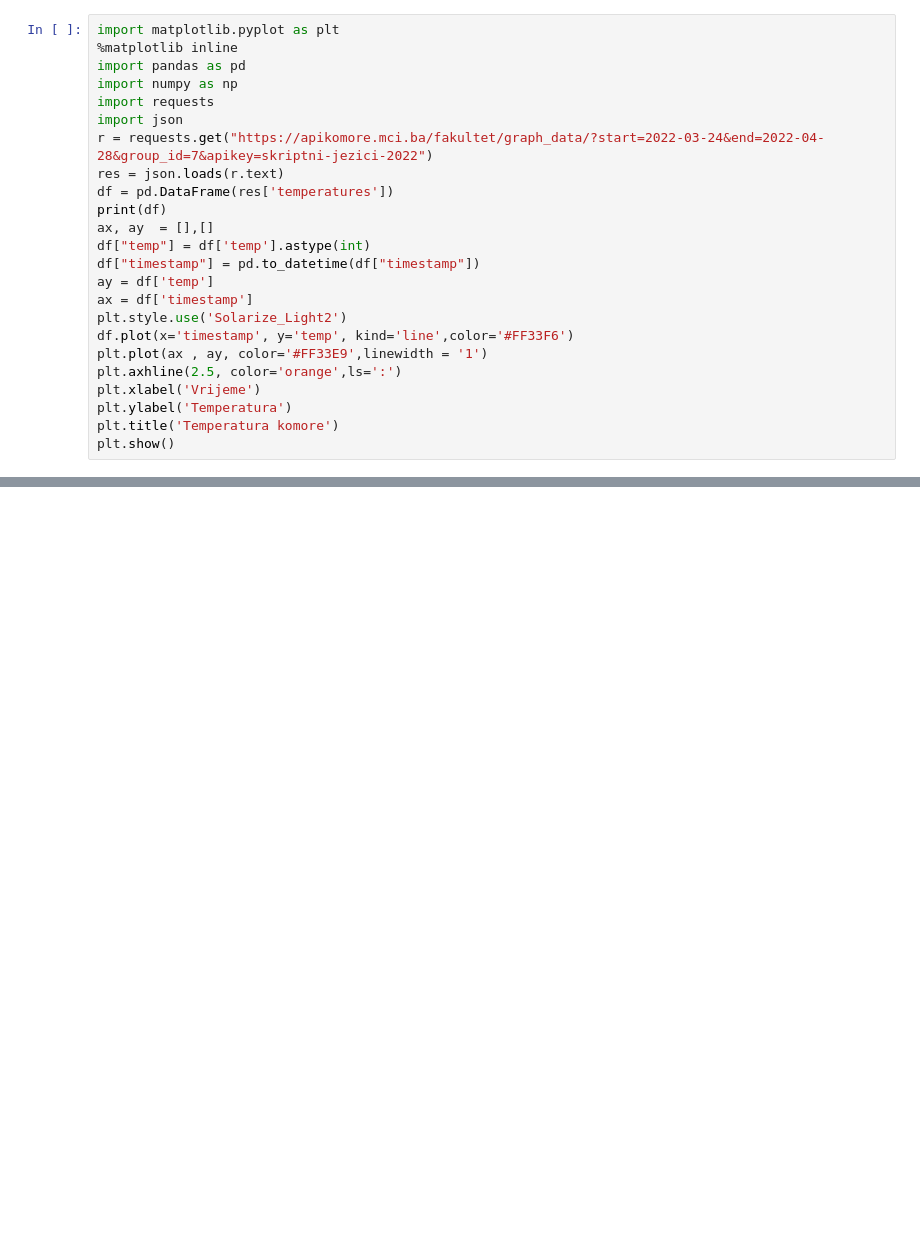
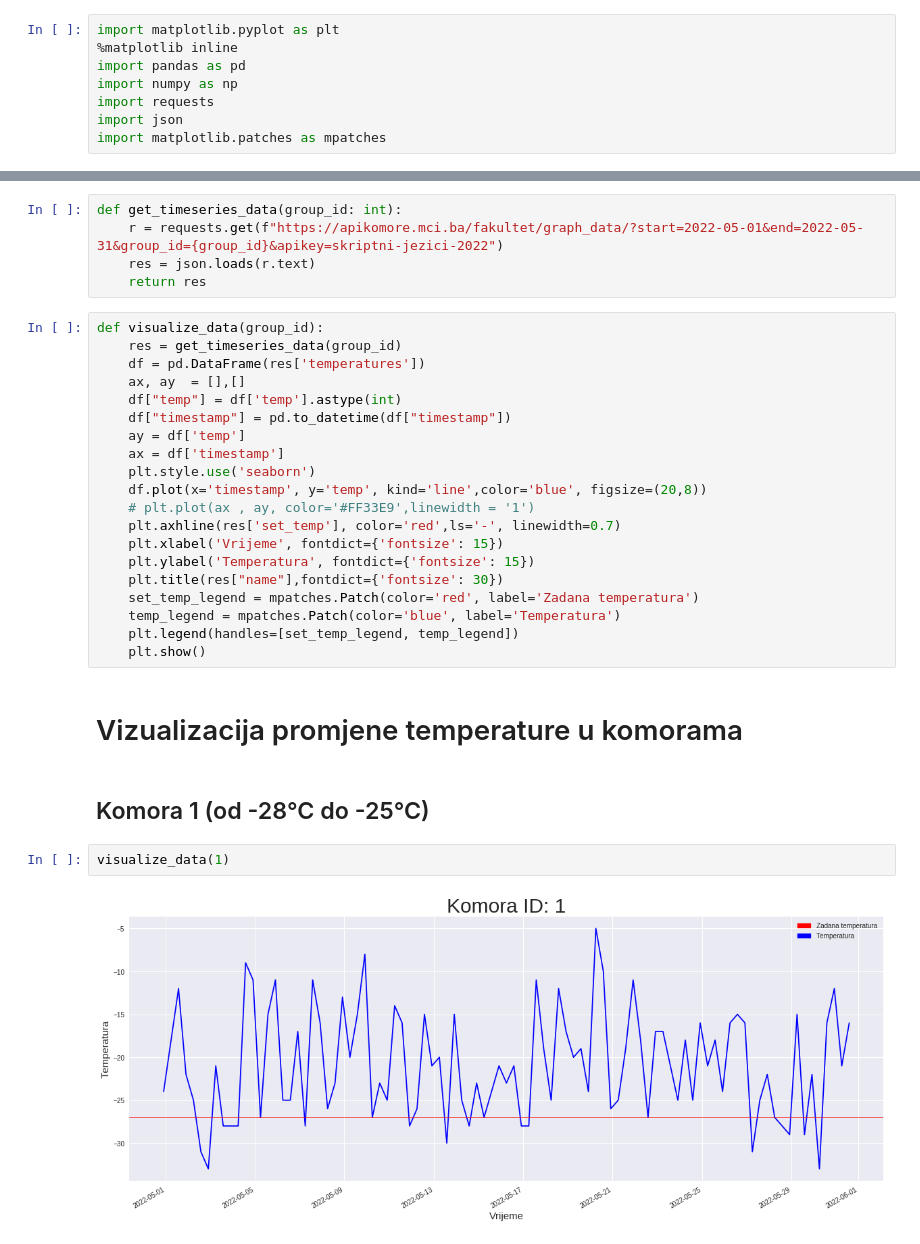
Before and after one commit to mvuk0j4/skriptni-jezici-projekt, a Jupyter notebook: Vizualizacija podataka za kolegij 'Skriptni jezici' .ipynb, the cells around one changed output, grey strips where cells are left out. Cells and saved outputs as stored; diff of their text form; blank space fills up the shorter version.

Commit message:
Kod ubacio u funkcije, timestamp je svako 8 sati u 5. mjesecu, grafovi se prikazuju za 7 komora

```diff
--- a/Vizualizacija podataka za kolegij 'Skriptni jezici' .ipynb
+++ b/Vizualizacija podataka za kolegij 'Skriptni jezici' .ipynb
@@ -5,20 +5,4 @@ import pandas as pd
 import numpy as np
 import requests
 import json
-r = requests.get("https://apikomore.mci.ba/fakultet/graph_data/?start=2022-03-24&end=2022-04-28&group_id=7&apikey=skriptni-jezici-2022")
-res = json.loads(r.text)
-df = pd.DataFrame(res['temperatures'])
-print(df)
-ax, ay  = [],[]
-df["temp"] = df['temp'].astype(int)
-df["timestamp"] = pd.to_datetime(df["timestamp"])
-ay = df['temp']
-ax = df['timestamp']
-plt.style.use('Solarize_Light2')
-df.plot(x='timestamp', y='temp', kind='line',color='#FF33F6')
-plt.plot(ax , ay, color='#FF33E9',linewidth = '1')
-plt.axhline(2.5, color='orange',ls=':')
-plt.xlabel('Vrijeme')
-plt.ylabel('Temperatura')
-plt.title('Temperatura komore')
-plt.show()
+import matplotlib.patches as mpatches
@@ -40,0 +9,33 @@ plt.show()
+# %%
+def get_timeseries_data(group_id: int):
+    r = requests.get(f"https://apikomore.mci.ba/fakultet/graph_data/?start=2022-05-01&end=2022-05-31&group_id={group_id}&apikey=skriptni-jezici-2022")
+    res = json.loads(r.text)
+    return res
+# %%
+def visualize_data(group_id):
+    res = get_timeseries_data(group_id)
+    df = pd.DataFrame(res['temperatures'])
+    ax, ay  = [],[]
+    df["temp"] = df['temp'].astype(int)
+    df["timestamp"] = pd.to_datetime(df["timestamp"])
+    ay = df['temp']
+    ax = df['timestamp']
+    plt.style.use('seaborn')
+    df.plot(x='timestamp', y='temp', kind='line',color='blue', figsize=(20,8))
+    # plt.plot(ax , ay, color='#FF33E9',linewidth = '1')
+    plt.axhline(res['set_temp'], color='red',ls='-', linewidth=0.7)
+    plt.xlabel('Vrijeme', fontdict={'fontsize': 15})
+    plt.ylabel('Temperatura', fontdict={'fontsize': 15})
+    plt.title(res["name"],fontdict={'fontsize': 30})
+    set_temp_legend = mpatches.Patch(color='red', label='Zadana temperatura')
+    temp_legend = mpatches.Patch(color='blue', label='Temperatura')
+    plt.legend(handles=[set_temp_legend, temp_legend])
+    plt.show()
+# %% [markdown]
+# Vizualizacija promjene temperature u komorama
+# %% [markdown]
+## Komora 1 (od -28°C do -25°C)
+# %%
+visualize_data(1)
+# %% [output]
+[figure, added]
```
Also changed, not shown: parts of 13 cells of this notebook.
